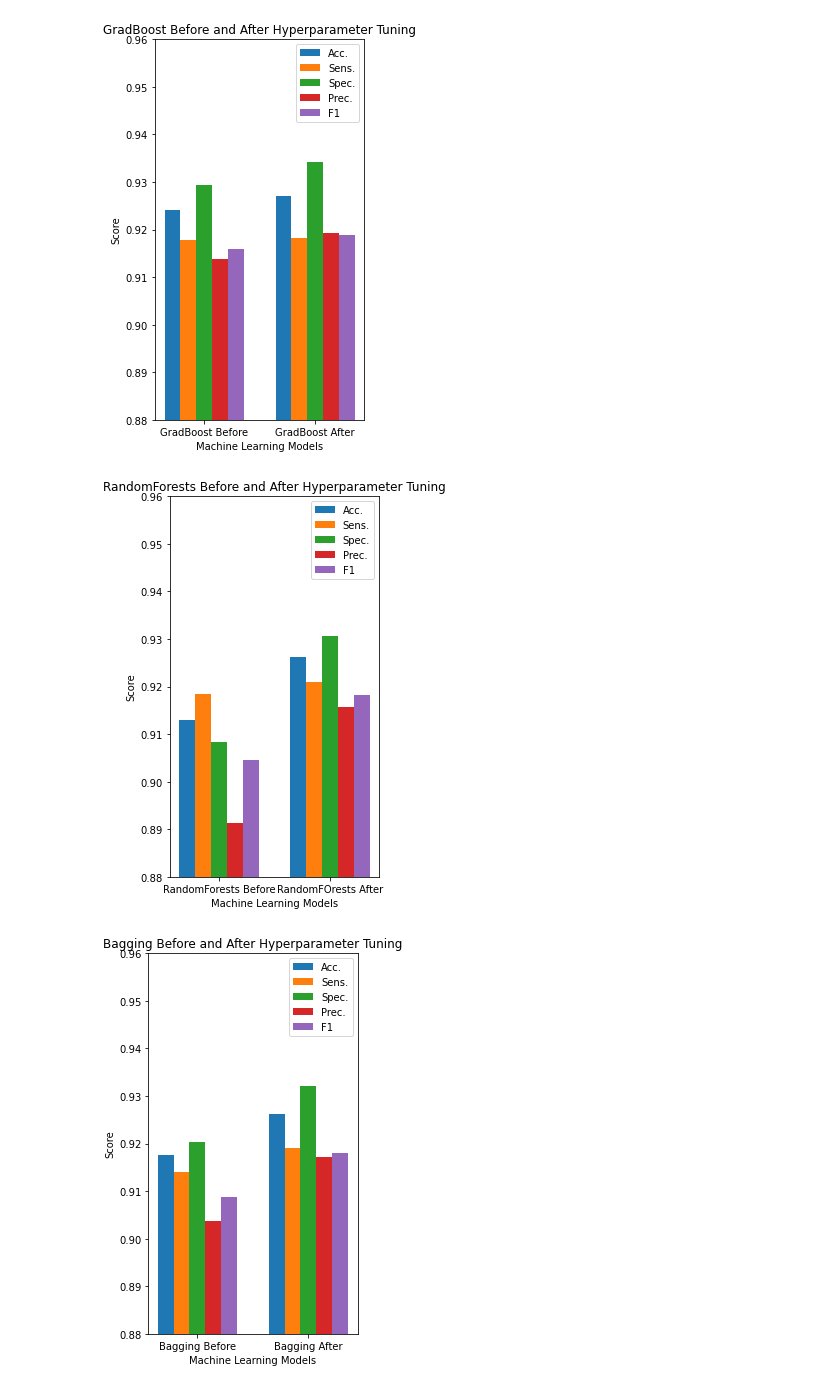
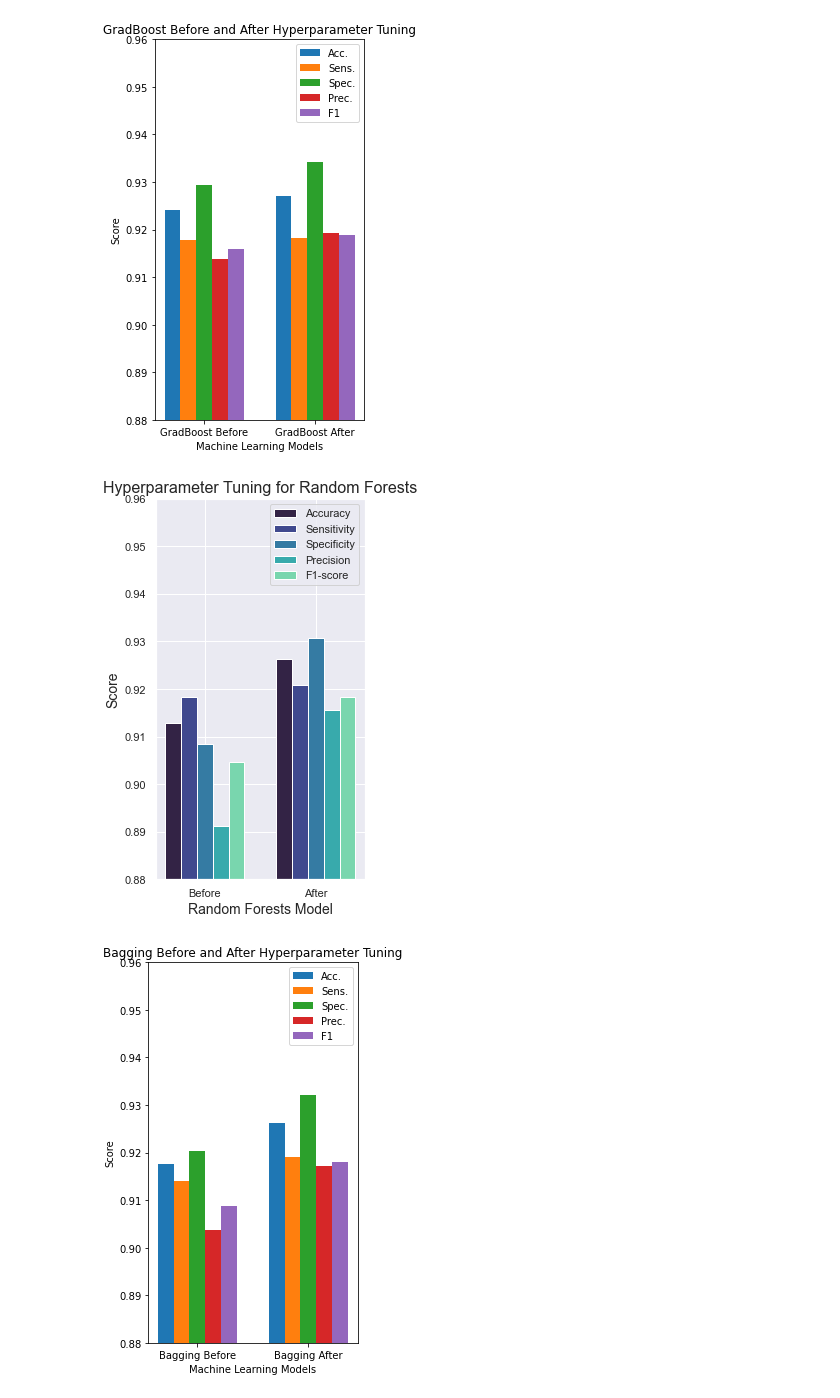
Before and after one commit to NNLUliskey/svsm_ml_2022, a Jupyter notebook: Graphs of ML Models.ipynb, the cells around one changed output. Saved outputs shown, nothing was run; the diff lists cells and outputs as text; code cells hidden in the pictures.

```diff
--- a/Graphs of ML Models.ipynb
+++ b/Graphs of ML Models.ipynb
@@ -380,43 +396,44 @@ plt.show()
 [figure]
 # %%
 #RandomForests
-columns = ['RandomForests Before', 'RandomFOrests After']
+columns = ['Before', 'After']
 fig, axs = plt.subplots(figsize=(3.75,7))
 axs.set_ylim(0.88, 0.96)
 X_axis = np.arange(0, 1.4, 0.7)
 acc_list = []
 sens_list = []
 spec_list = []
 prec_list = []
 f1_list = []
 
 
 acc_list.append(main1_eval[6][0])
 sens_list.append(main1_eval[6][1])
 spec_list.append(main1_eval[6][2])
 prec_list.append(main1_eval[6][3])
 f1_list.append(main1_eval[6][4])
 
 acc_list.append(main1_after[6][0])
 sens_list.append(main1_after[6][1])
 spec_list.append(main1_after[6][2])
 prec_list.append(main1_after[6][3])
 f1_list.append(main1_after[6][4])
 
-plt.bar(X_axis - 0.2, acc_list, 0.1, label = 'Acc.')
-plt.bar(X_axis - 0.1, sens_list, 0.1, label = 'Sens.')
-plt.bar(X_axis, spec_list, 0.1, label = 'Spec.')
-plt.bar(X_axis + 0.1, prec_list, 0.1, label = 'Prec.')
-plt.bar(X_axis + 0.2, f1_list, 0.1, label = 'F1')
-
+plt.bar(X_axis - 0.2, acc_list, 0.1, label = 'Accuracy')
+plt.bar(X_axis - 0.1, sens_list, 0.1, label = 'Sensitivity')
+plt.bar(X_axis, spec_list, 0.1, label = 'Specificity')
+plt.bar(X_axis + 0.1, prec_list, 0.1, label = 'Precision')
+plt.bar(X_axis + 0.2, f1_list, 0.1, label = 'F1-score')
+sns.set_theme(style="darkgrid")
 plt.xticks(X_axis, columns)
-plt.xlabel("Machine Learning Models")
-plt.ylabel("Score")
-plt.title("RandomForests Before and After Hyperparameter Tuning")
+sns.set_palette("mako",n_colors=5)
+plt.xlabel("Random Forests Model",fontsize=14)
+plt.ylabel("Score",fontsize=14)
+plt.title("Hyperparameter Tuning for Random Forests",fontsize=16)
 plt.legend(loc='upper right')
 plt.show()
 # %% [output]
-[figure, old version]
+[figure, new version]
 # %%
 #Bagging
 columns = ['Bagging Before', 'Bagging After']
```
Also changed, not shown: parts of 2 cells of this notebook.
